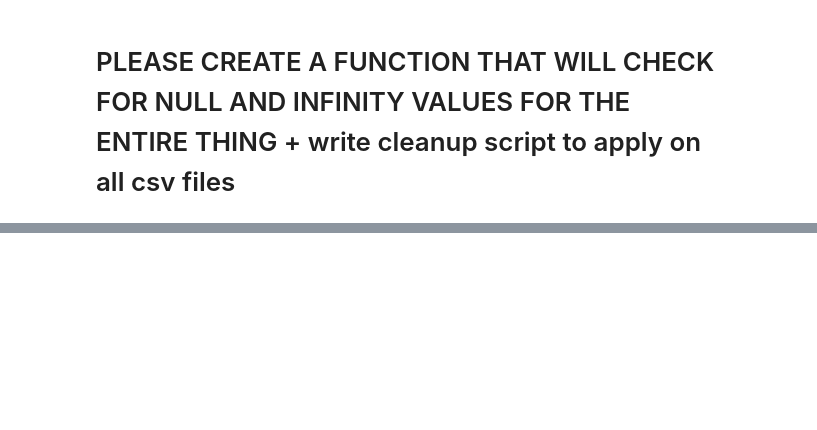
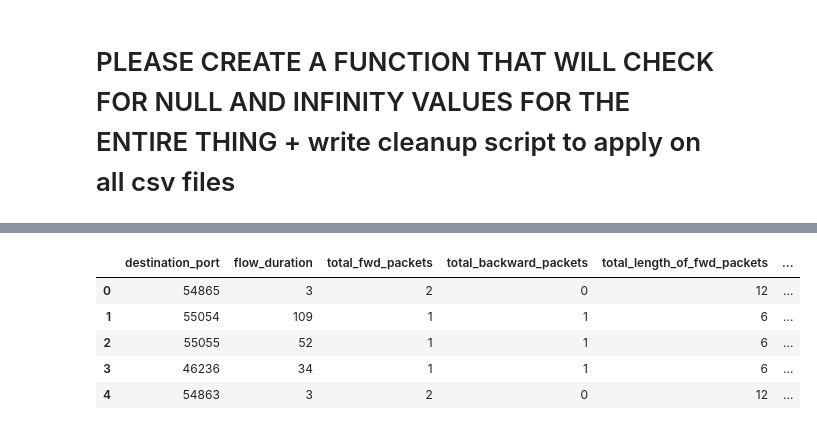
Before and after one commit to loof44/Machine-Learning-Based-IDS, a Jupyter notebook: data_cleanup.ipynb, the cells around one changed output, grey strips where cells are left out. Saved outputs shown, nothing was run; the diff lists cells and outputs as text; code cells hidden in the pictures; blank space fills up the shorter version.

```diff
--- a/data_cleanup.ipynb
+++ b/data_cleanup.ipynb
@@ -367,3 +383,6 @@ Infinity values of flow_bytes_s: 26
 Null values of flow_bytes_s: 4
 # %% [markdown]
 # PLEASE CREATE A FUNCTION THAT WILL CHECK FOR NULL AND INFINITY VALUES FOR THE ENTIRE THING + write cleanup script to apply on all csv files
+# %%
+df2['flow_bytes_s'].replace(np.inf, 'inf', inplace=True)
+df2.dropna(inplace=True)
@@ -369,0 +416,9 @@ Null values of flow_bytes_s: 4
+# %%
+df2.head()
+# %% [output]
+|  | destination_port | flow_duration | total_fwd_packets | total_backward_packets | total_length_of_fwd_packets | ... |
+| 0 | 54865 | 3 | 2 | 0 | 12 | ... |
+| 1 | 55054 | 109 | 1 | 1 | 6 | ... |
+| 2 | 55055 | 52 | 1 | 1 | 6 | ... |
+| 3 | 46236 | 34 | 1 | 1 | 6 | ... |
+| 4 | 54863 | 3 | 2 | 0 | 12 | ... |
```
Also changed, not shown: parts of 11 cells of this notebook, 6 other files.
